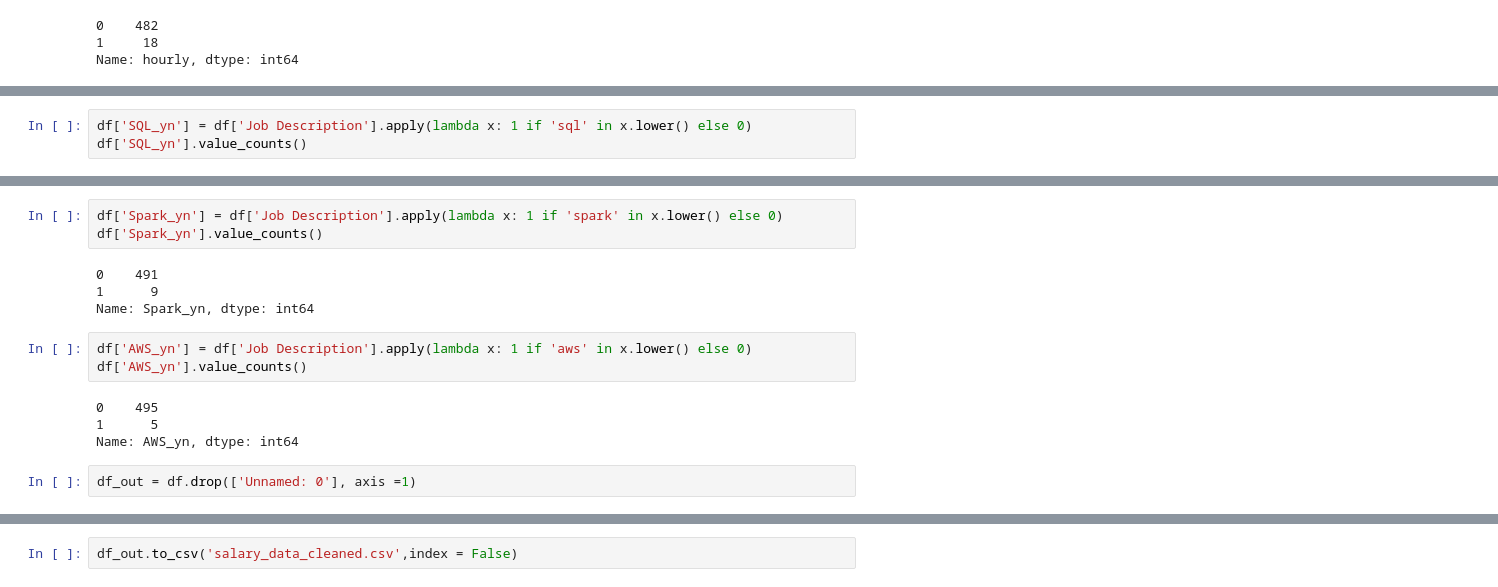
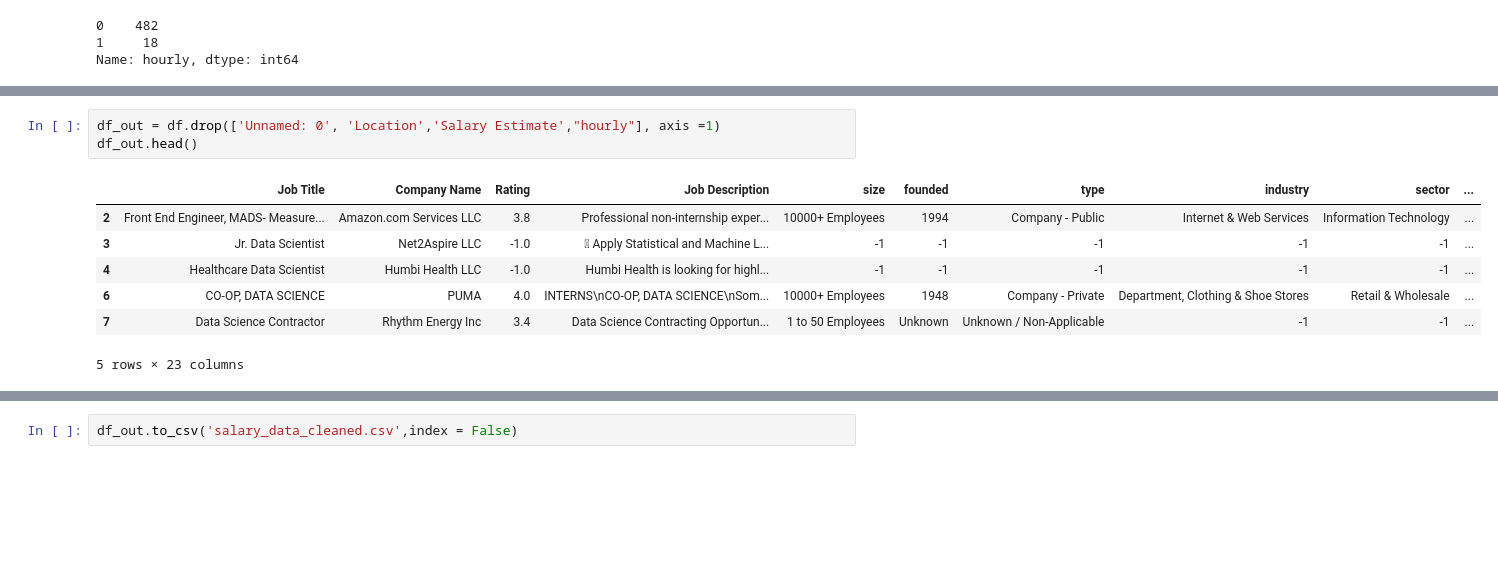
Before and after one commit to EiderDiaz/data_wrangling_scrapp, a Jupyter notebook: data_cleaning.ipynb, the cells around one changed output, grey strips where cells are left out. Cells and saved outputs as stored; diff of their text form; blank space fills up the shorter version.

```diff
--- a/data_cleaning.ipynb
+++ b/data_cleaning.ipynb
@@ -118,3 +241,0 @@ Name: JS_yn, dtype: int64
-# %%
-df['SQL_yn'] = df['Job Description'].apply(lambda x: 1 if 'sql' in x.lower() else 0)
-df['SQL_yn'].value_counts()
@@ -132,16 +242,11 @@ Name: Excel_yn, dtype: int64
-# %%
-df['Spark_yn'] = df['Job Description'].apply(lambda x: 1 if 'spark' in x.lower() else 0)
-df['Spark_yn'].value_counts()
-# %% [output]
-0    491
-1      9
-Name: Spark_yn, dtype: int64
-# %%
-df['AWS_yn'] = df['Job Description'].apply(lambda x: 1 if 'aws' in x.lower() else 0)
-df['AWS_yn'].value_counts()
-# %% [output]
-0    495
-1      5
-Name: AWS_yn, dtype: int64
 # %%
-df_out = df.drop(['Unnamed: 0'], axis =1)
+df_out = df.drop(['Unnamed: 0', 'Location','Salary Estimate',"hourly"], axis =1)
+df_out.head()
+# %% [output]
+|  | Job Title | Company Name | Rating | Job Description | size | founded | type | industry | sector | ... |
+| 2 | Front End Engineer, MADS- Measure... | Amazon.com Services LLC | 3.8 | Professional non-internship exper... | 10000+ Employees | 1994 | Company - Public | Internet & Web Services | Information Technology | ... |
+| 3 | Jr. Data Scientist | Net2Aspire LLC | -1.0 |  Apply Statistical and Machine L... | -1 | -1 | -1 | -1 | -1 | ... |
+| 4 | Healthcare Data Scientist | Humbi Health LLC | -1.0 | Humbi Health is looking for highl... | -1 | -1 | -1 | -1 | -1 | ... |
+| 6 | CO-OP, DATA SCIENCE | PUMA | 4.0 | INTERNS\nCO-OP, DATA SCIENCE\nSom... | 10000+ Employees | 1948 | Company - Private | Department, Clothing & Shoe Stores | Retail & Wholesale | ... |
+| 7 | Data Science Contractor | Rhythm Energy Inc | 3.4 | Data Science Contracting Opportun... | 1 to 50 Employees | Unknown | Unknown / Non-Applicable | -1 | -1 | ... |
+5 rows × 23 columns
```
Also changed, not shown: parts of 18 cells of this notebook, 1 other file.
